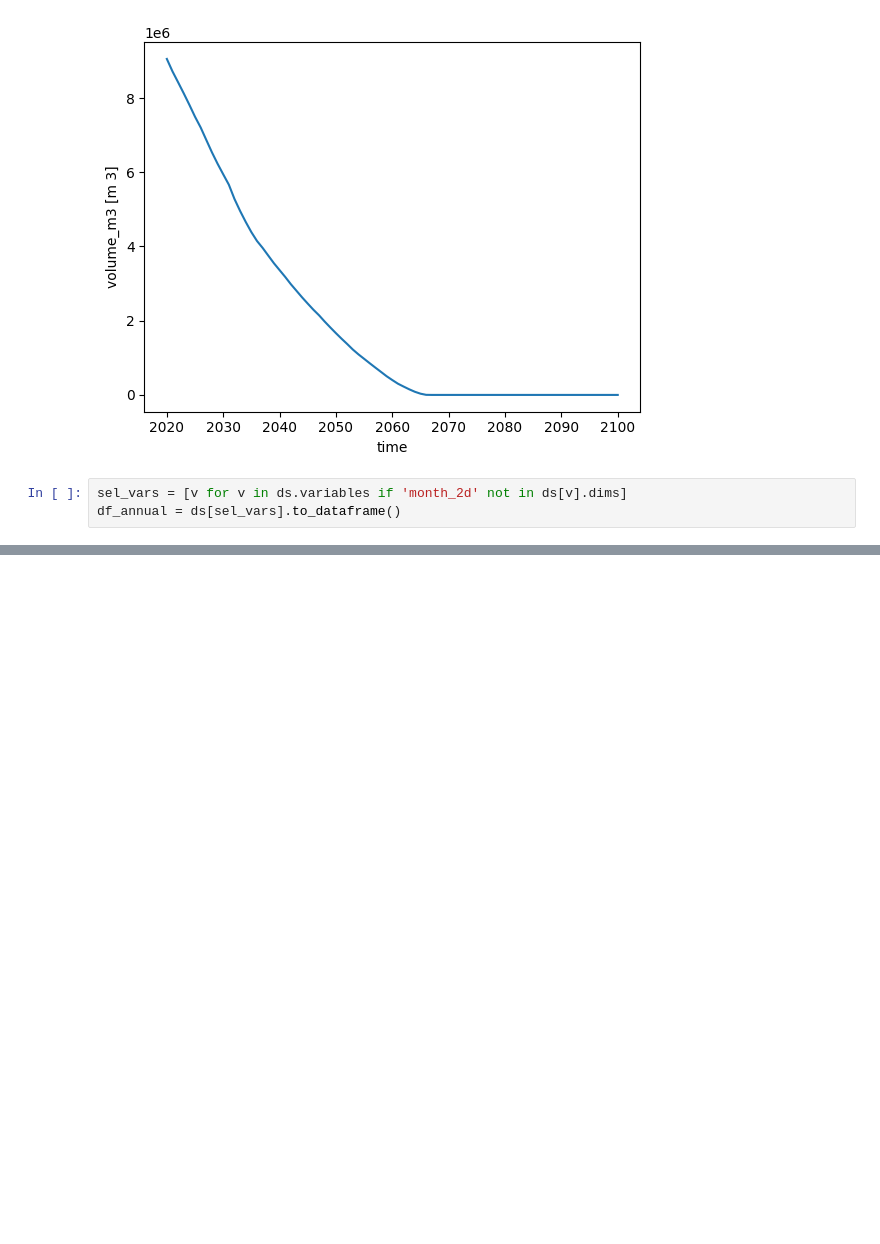
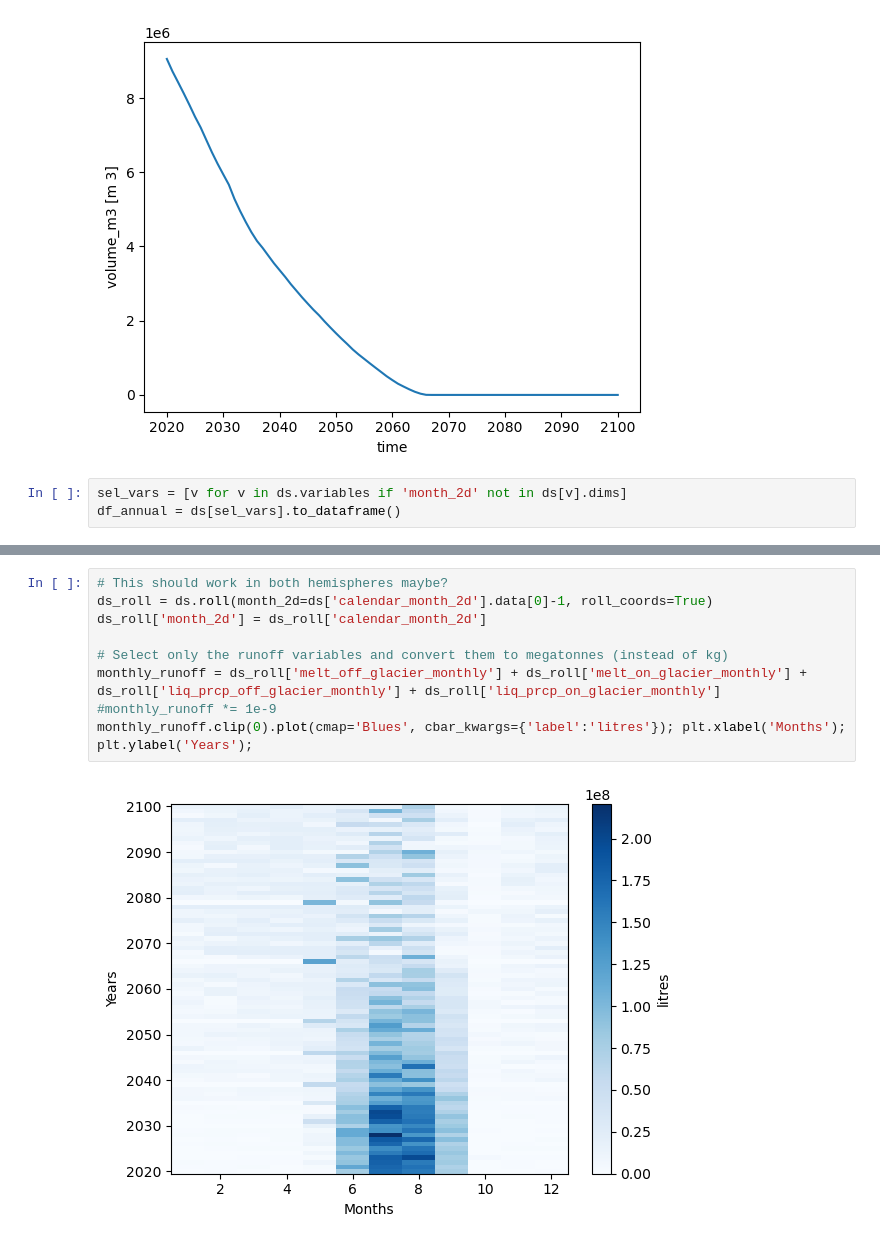
Before and after one commit to gayashiva/AIR-suitability-index, a Jupyter notebook: docs/Leh_runoff.ipynb, the cells around one changed output, grey strips where cells are left out. Saved outputs shown, nothing was run; the diff lists cells and outputs as text; blank space fills up the shorter version.

```diff
--- a/docs/Leh_runoff.ipynb
+++ b/docs/Leh_runoff.ipynb
@@ -172,3 +182,14 @@ plt.savefig(
 )
 # %% [output]
 [figure]
+# %%
+# This should work in both hemispheres maybe?
+ds_roll = ds.roll(month_2d=ds['calendar_month_2d'].data[0]-1, roll_coords=True)
+ds_roll['month_2d'] = ds_roll['calendar_month_2d']
+
+# Select only the runoff variables and convert them to megatonnes (instead of kg)
+monthly_runoff = ds_roll['melt_off_glacier_monthly'] + ds_roll['melt_on_glacier_monthly'] + ds_roll['liq_prcp_off_glacier_monthly'] + ds_roll['liq_prcp_on_glacier_monthly']
+#monthly_runoff *= 1e-9
+monthly_runoff.clip(0).plot(cmap='Blues', cbar_kwargs={'label':'litres'}); plt.xlabel('Months'); plt.ylabel('Years');
+# %% [output]
+[figure, added]
```
Also changed, not shown: parts of 11 cells of this notebook, 4 other files.
